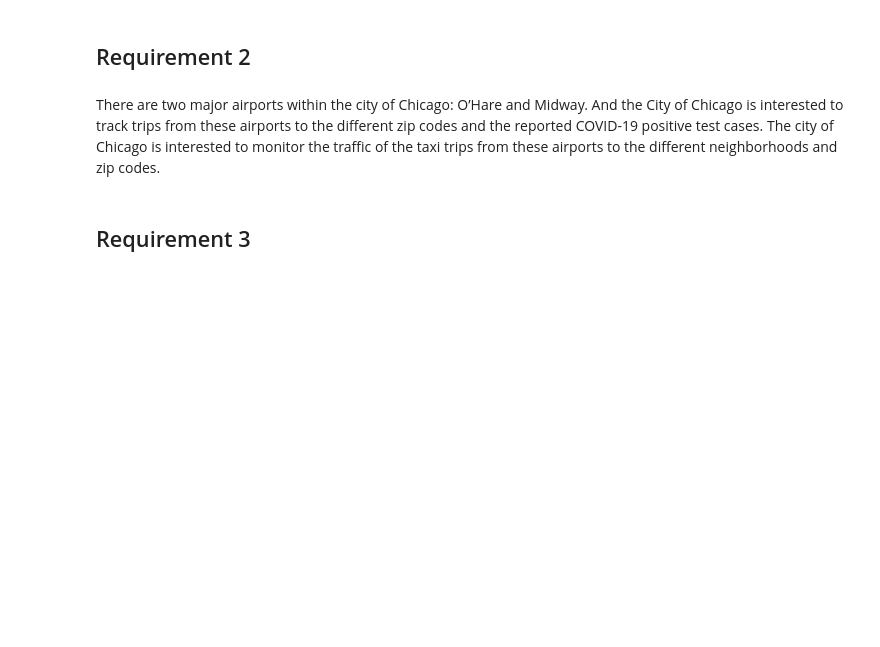
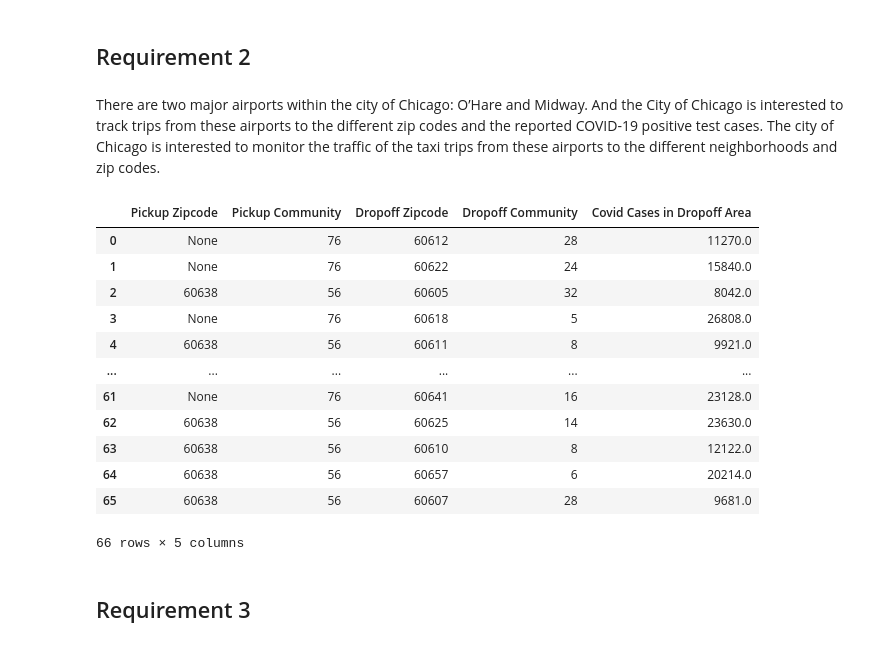
Before and after one commit to EliFreedman/MSDS-432, a Jupyter notebook: analysis/requirements.ipynb, the cells around one changed output. Drawn from its saved outputs; the diff is of its cells as text; code cells hidden in the pictures; blank space fills up the shorter version.

```diff
--- a/analysis/requirements.ipynb
+++ b/analysis/requirements.ipynb
@@ -104,3 +101,62 @@ There are two major airports within the city of Chicago: O’Hare and Midway. An
+# %%
+r2_cur = conn.cursor()
+
+r2_cur.execute("""
+                SELECT pickup_zipcode,
+                    pickup_community_area,
+                    dropoff_zipcode,
+                    dropoff_community_area,
+                    covid_cases_in_dropoff
+                FROM
+                    (SELECT pickup_zipcode,
+                            pickup_community_area,
+                            dropoff_zipcode,
+                            dropoff_community_area
+                    FROM taxi_trips
+                    WHERE pickup_zipcode = '60666'
+                        OR pickup_zipcode = '60638'
+                        OR pickup_community_area = '76'
+                        OR pickup_community_area = '56'
+                        OR pickup_community_area = '64'
+                    UNION SELECT pickup_zipcode,
+                                pickup_community_area,
+                                dropoff_zipcode,
+                                dropoff_community_area
+                    FROM transportation_trips
+                    WHERE pickup_zipcode = '60666'
+                        OR pickup_zipcode = '60638'
+                        OR pickup_community_area = '76'
+                        OR pickup_community_area = '56'
+                        OR pickup_community_area = '64' ) AS trips
+                JOIN
+                    (SELECT zip_code,
+                            MAX(cases_cumulative) AS covid_cases_in_dropoff
+                    FROM covid_cases
+                    GROUP BY zip_code) AS covid ON trips.dropoff_zipcode = covid.zip_code;
+               """
+)
+
+trips_from_airport_covid = r2_cur.fetchall()
+
+r2_cur.close()
+
+trips_from_airport_covid_df = pd.DataFrame(trips_from_airport_covid, columns=["Pickup Zipcode", "Pickup Community", "Dropoff Zipcode", "Dropoff Community", "Covid Cases in Dropoff Area"])
+
+trips_from_airport_covid_df
+# %% [output]
+|  | Pickup Zipcode | Pickup Community | Dropoff Zipcode | Dropoff Community | Covid Cases in Dropoff Area |
+| 0 | None | 76 | 60612 | 28 | 11270.0 |
+| 1 | None | 76 | 60622 | 24 | 15840.0 |
+| 2 | 60638 | 56 | 60605 | 32 | 8042.0 |
+| 3 | None | 76 | 60618 | 5 | 26808.0 |
+| 4 | 60638 | 56 | 60611 | 8 | 9921.0 |
+| ... | ... | ... | ... | ... | ... |
+| 61 | None | 76 | 60641 | 16 | 23128.0 |
+| 62 | 60638 | 56 | 60625 | 14 | 23630.0 |
+| 63 | 60638 | 56 | 60610 | 8 | 12122.0 |
+| 64 | 60638 | 56 | 60657 | 6 | 20214.0 |
+| 65 | 60638 | 56 | 60607 | 28 | 9681.0 |
+66 rows × 5 columns
 # %% [markdown]
 ## Requirement 3
 # %% [markdown]
```
Also changed, not shown: parts of 2 cells of this notebook.
